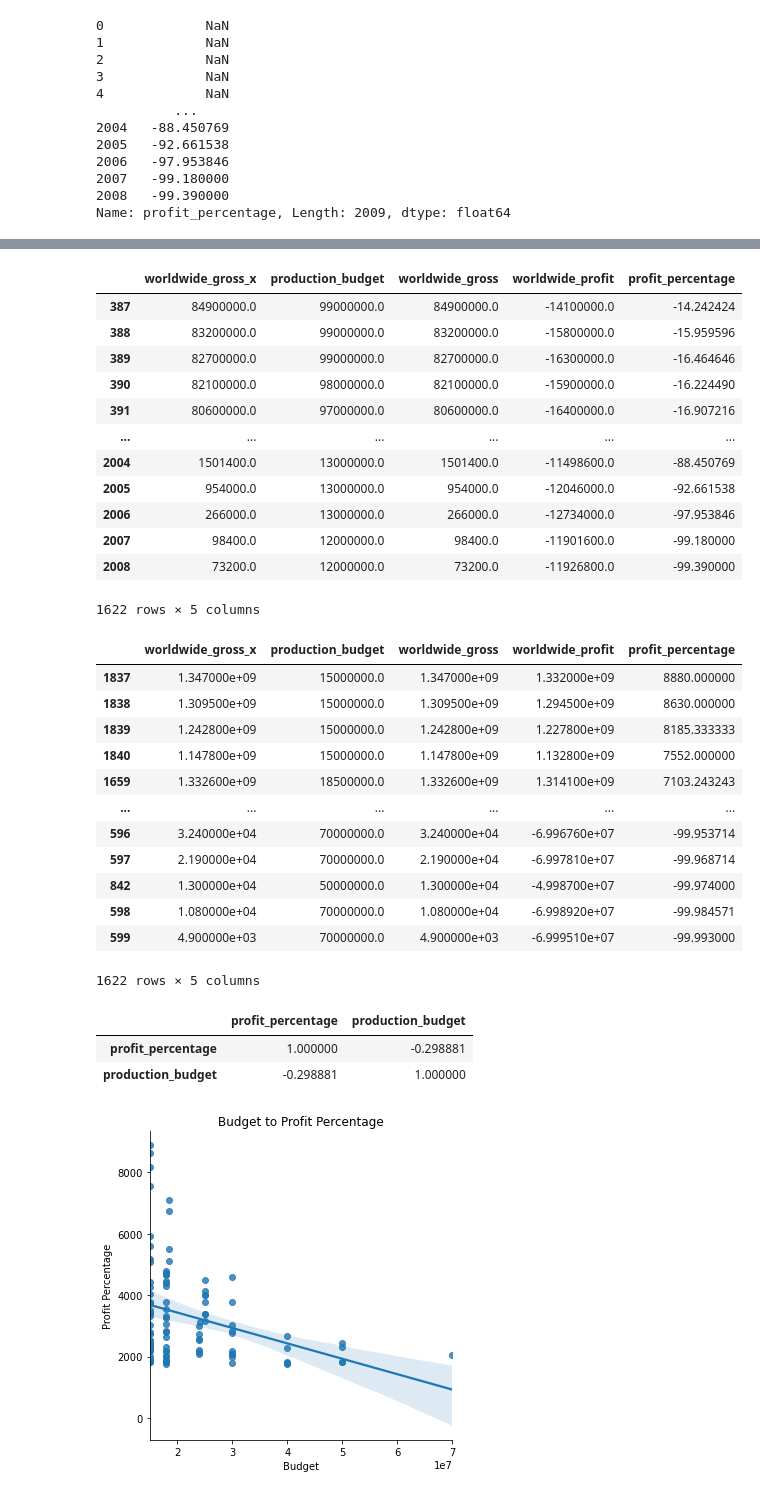
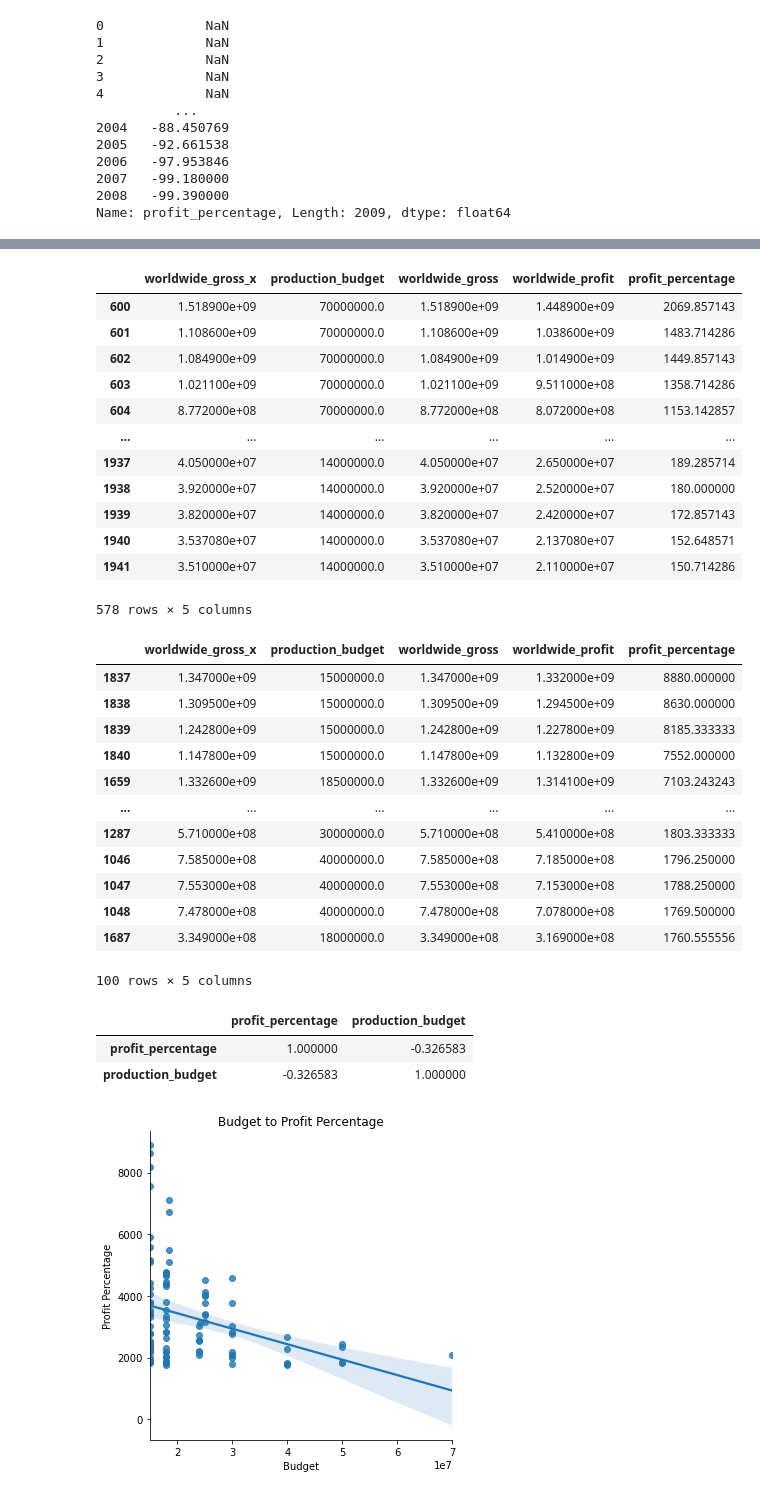
Before and after one commit to Blue723/Microsoft_Movie_Budget, a Jupyter notebook: Microsoft_Movie_Analysis.ipynb, the cells around one changed output, grey strips where cells are left out. Saved outputs shown, nothing was run; the diff lists cells and outputs as text; code cells hidden in the pictures.

```diff
--- a/Microsoft_Movie_Analysis.ipynb
+++ b/Microsoft_Movie_Analysis.ipynb
@@ -549,0 +578,3 @@ Name: profit_percentage, Length: 2009, dtype: float64
+# %%
+gross_budget = gross_budget[gross_budget['profit_percentage']>=150]
+gross_budget.info()
@@ -552,41 +596,41 @@ gross_budget = gross_budget.dropna(subset=['profit_percentage'])
 gross_budget
 # %% [output]
 |  | worldwide_gross_x | production_budget | worldwide_gross | worldwide_profit | profit_percentage |
-| 387 | 84900000.0 | 99000000.0 | 84900000.0 | -14100000.0 | -14.242424 |
-| 388 | 83200000.0 | 99000000.0 | 83200000.0 | -15800000.0 | -15.959596 |
-| 389 | 82700000.0 | 99000000.0 | 82700000.0 | -16300000.0 | -16.464646 |
-| 390 | 82100000.0 | 98000000.0 | 82100000.0 | -15900000.0 | -16.224490 |
-| 391 | 80600000.0 | 97000000.0 | 80600000.0 | -16400000.0 | -16.907216 |
+| 600 | 1.518900e+09 | 70000000.0 | 1.518900e+09 | 1.448900e+09 | 2069.857143 |
+| 601 | 1.108600e+09 | 70000000.0 | 1.108600e+09 | 1.038600e+09 | 1483.714286 |
+| 602 | 1.084900e+09 | 70000000.0 | 1.084900e+09 | 1.014900e+09 | 1449.857143 |
+| 603 | 1.021100e+09 | 70000000.0 | 1.021100e+09 | 9.511000e+08 | 1358.714286 |
+| 604 | 8.772000e+08 | 70000000.0 | 8.772000e+08 | 8.072000e+08 | 1153.142857 |
 | ... | ... | ... | ... | ... | ... |
-| 2004 | 1501400.0 | 13000000.0 | 1501400.0 | -11498600.0 | -88.450769 |
-| 2005 | 954000.0 | 13000000.0 | 954000.0 | -12046000.0 | -92.661538 |
-| 2006 | 266000.0 | 13000000.0 | 266000.0 | -12734000.0 | -97.953846 |
-| 2007 | 98400.0 | 12000000.0 | 98400.0 | -11901600.0 | -99.180000 |
-| 2008 | 73200.0 | 12000000.0 | 73200.0 | -11926800.0 | -99.390000 |
+| 1937 | 4.050000e+07 | 14000000.0 | 4.050000e+07 | 2.650000e+07 | 189.285714 |
+| 1938 | 3.920000e+07 | 14000000.0 | 3.920000e+07 | 2.520000e+07 | 180.000000 |
+| 1939 | 3.820000e+07 | 14000000.0 | 3.820000e+07 | 2.420000e+07 | 172.857143 |
+| 1940 | 3.537080e+07 | 14000000.0 | 3.537080e+07 | 2.137080e+07 | 152.648571 |
+| 1941 | 3.510000e+07 | 14000000.0 | 3.510000e+07 | 2.110000e+07 | 150.714286 |
-1622 rows × 5 columns
+578 rows × 5 columns
 # %%
-gross_budget_sort = gross_budget.sort_values(by='profit_percentage', ascending=False)
+gross_budget_sort = gross_budget.sort_values(by='profit_percentage', ascending=False)[:100]
 gross_budget_sort
 # %% [output]
 |  | worldwide_gross_x | production_budget | worldwide_gross | worldwide_profit | profit_percentage |
 | 1837 | 1.347000e+09 | 15000000.0 | 1.347000e+09 | 1.332000e+09 | 8880.000000 |
 | 1838 | 1.309500e+09 | 15000000.0 | 1.309500e+09 | 1.294500e+09 | 8630.000000 |
 | 1839 | 1.242800e+09 | 15000000.0 | 1.242800e+09 | 1.227800e+09 | 8185.333333 |
 | 1840 | 1.147800e+09 | 15000000.0 | 1.147800e+09 | 1.132800e+09 | 7552.000000 |
 | 1659 | 1.332600e+09 | 18500000.0 | 1.332600e+09 | 1.314100e+09 | 7103.243243 |
 | ... | ... | ... | ... | ... | ... |
-| 596 | 3.240000e+04 | 70000000.0 | 3.240000e+04 | -6.996760e+07 | -99.953714 |
-| 597 | 2.190000e+04 | 70000000.0 | 2.190000e+04 | -6.997810e+07 | -99.968714 |
-| 842 | 1.300000e+04 | 50000000.0 | 1.300000e+04 | -4.998700e+07 | -99.974000 |
-| 598 | 1.080000e+04 | 70000000.0 | 1.080000e+04 | -6.998920e+07 | -99.984571 |
-| 599 | 4.900000e+03 | 70000000.0 | 4.900000e+03 | -6.999510e+07 | -99.993000 |
+| 1287 | 5.710000e+08 | 30000000.0 | 5.710000e+08 | 5.410000e+08 | 1803.333333 |
+| 1046 | 7.585000e+08 | 40000000.0 | 7.585000e+08 | 7.185000e+08 | 1796.250000 |
+| 1047 | 7.553000e+08 | 40000000.0 | 7.553000e+08 | 7.153000e+08 | 1788.250000 |
+| 1048 | 7.478000e+08 | 40000000.0 | 7.478000e+08 | 7.078000e+08 | 1769.500000 |
+| 1687 | 3.349000e+08 | 18000000.0 | 3.349000e+08 | 3.169000e+08 | 1760.555556 |
-1622 rows × 5 columns
+100 rows × 5 columns
 # %%
 gross_budget_sort['profit_percentage'] = round(gross_budget_sort['profit_percentage'], 2)
 # %%
-gross_budget[['profit_percentage', 'production_budget']].corr()
+gross_budget_sort[['profit_percentage', 'production_budget']].corr()
 # %% [output]
 |  | profit_percentage | production_budget |
-| profit_percentage | 1.000000 | -0.298881 |
-| production_budget | -0.298881 | 1.000000 |
+| profit_percentage | 1.000000 | -0.326583 |
+| production_budget | -0.326583 | 1.000000 |
 # %%
```
Also changed, not shown: parts of 27 cells of this notebook, 2 other files.
